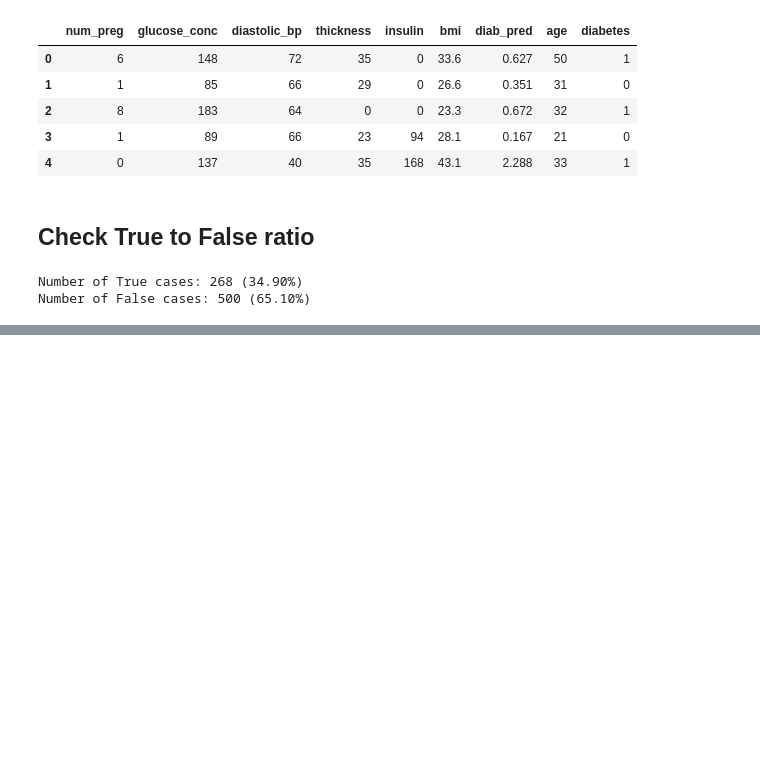
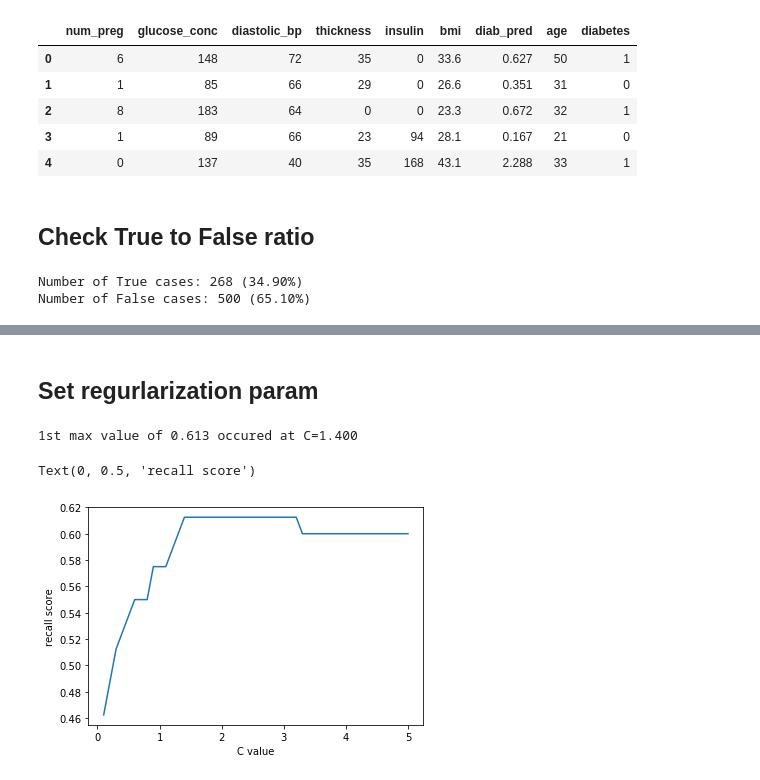
Before and after one commit to gwako94/MachineLearning, a Jupyter notebook: pima-predictions.ipynb, the cells around one changed output, grey strips where cells are left out. Cells and saved outputs as stored; diff of their text form; code cells hidden in the pictures; blank space fills up the shorter version.

Commit message:
use pima data to predict with 70% accuracy likelihood of a person getting diagnosed with diabetes

```diff
--- a/pima-predictions.ipynb
+++ b/pima-predictions.ipynb
@@ -143,0 +350,19 @@ Number of False cases: 500 (65.10%)
+# %%
+from sklearn.linear_model import LogisticRegression
+
+lr_model = LogisticRegression(C=0.5, random_state=42)
+lr_model.fit(X_train, y_train.ravel())
+lr_predict_test = lr_model.predict(X_test)
+
+# Accuracy
+print("Accuracy: {0:.4f}".format(metrics.accuracy_score(y_test, lr_predict_test)))
+print("")
+
+
+# metrics
+print("Confusion Matrix")
+print("{}".format(metrics.confusion_matrix(y_test, rf_test_predict)))
+print("")
+
+print("Classification Report")
+print(metrics.classification_report(y_test, rf_test_predict))
@@ -143,0 +392,36 @@ Number of False cases: 500 (65.10%)
+# %% [markdown]
+## Set regurlarization param
+# %%
+
+C_start = 0.1
+C_end = 5
+C_inc = 0.1
+
+C_values, recall_scores = [], []
+
+C_val = C_start
+best_recall_score = 0
+while (C_val < C_end):
+    C_values.append(C_val)
+    lr_model_loop = LogisticRegression(C=C_val, random_state=42, solver='liblinear')
+    lr_model_loop.fit(X_train, y_train.ravel())
+    lr_predict_loop_test = lr_model_loop.predict(X_test)
+    recall_score = metrics.recall_score(y_test, lr_predict_loop_test)
+    recall_scores.append(recall_score)
+    if (recall_score > best_recall_score):
+        best_recall_score = recall_score
+        best_lr_predict_test = lr_predict_loop_test
+
+    C_val = C_val + C_inc
+
+best_score_C_val = C_values[recall_scores.index(best_recall_score)]
+print("1st max value of {0:.3f} occured at C={1:.3f}".format(best_recall_score, best_score_C_val))
+
+%matplotlib inline
+plt.plot(C_values, recall_scores, "-")
+plt.xlabel("C value")
+plt.ylabel("recall score")
+# %% [output]
+1st max value of 0.613 occured at C=1.400
+Text(0, 0.5, 'recall score')
+[figure, added]
```
Also changed, not shown: parts of 34 cells of this notebook.
